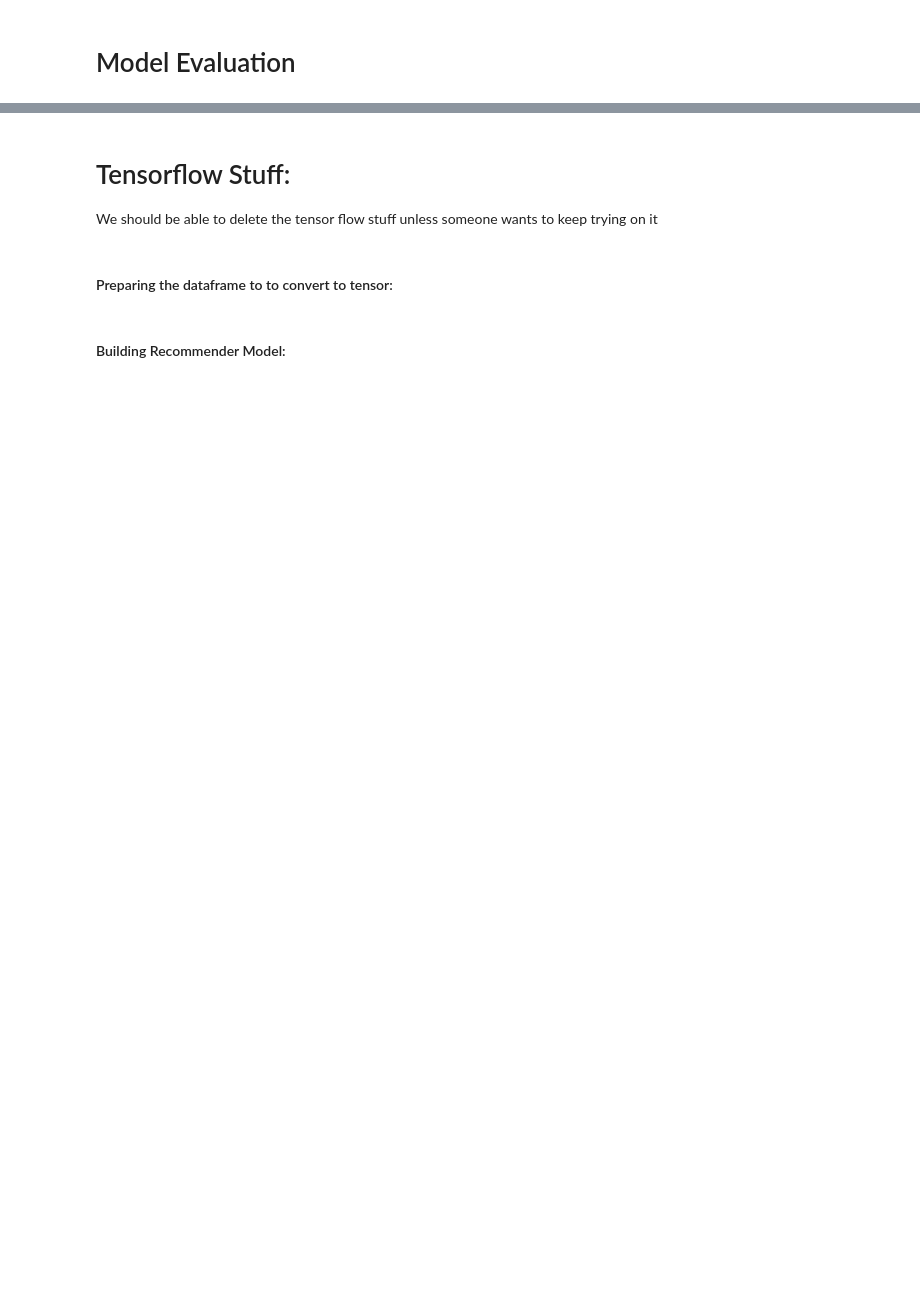
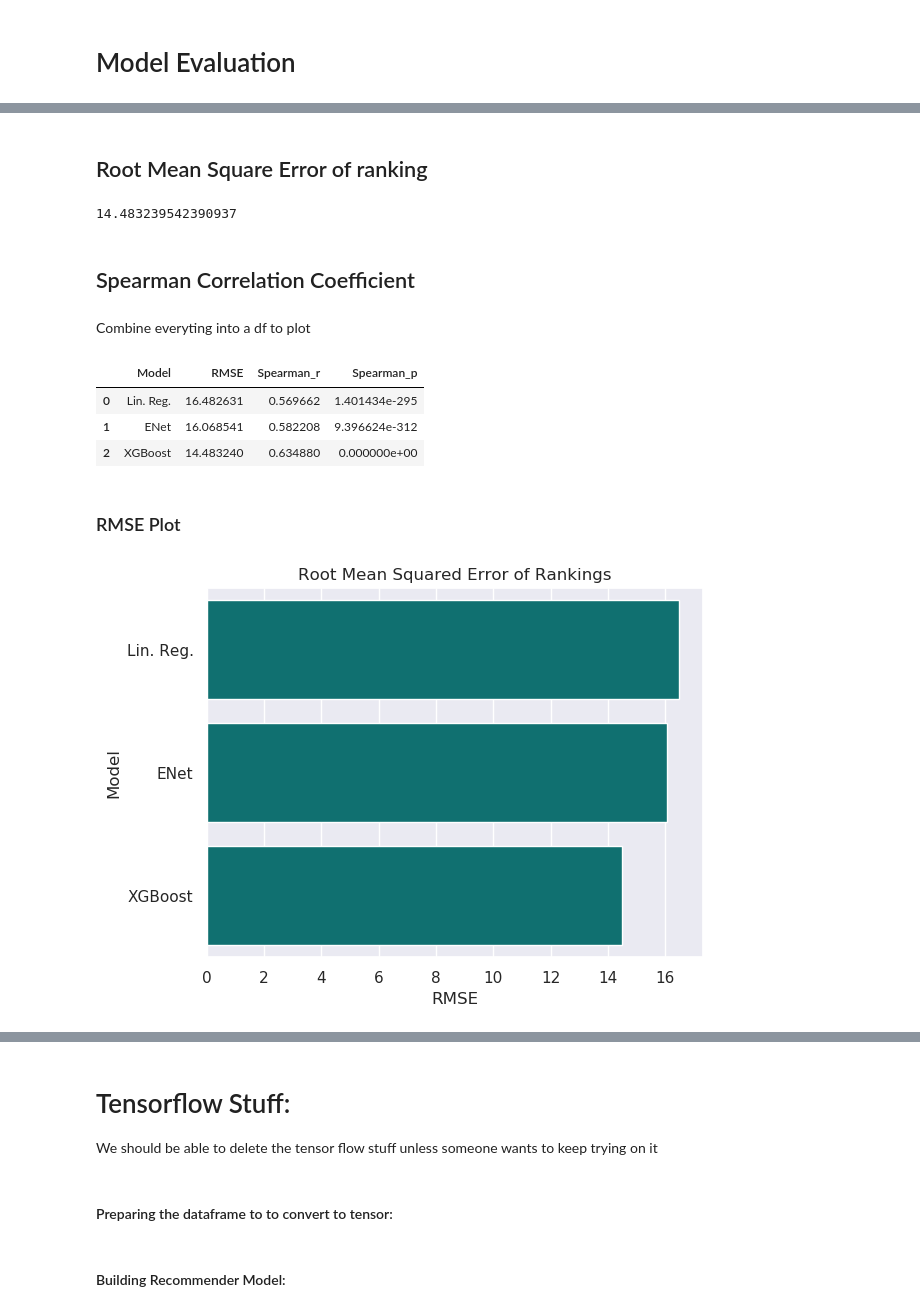
Before and after one commit to hunterblum/CloudFinal-Team1, a Jupyter notebook: Cloud_Team1.ipynb, the cells around one changed output, grey strips where cells are left out. Saved outputs shown, nothing was run; the diff lists cells and outputs as text; code cells hidden in the pictures; blank space fills up the shorter version.

Commit message:
Model eval

```diff
--- a/Cloud_Team1.ipynb
+++ b/Cloud_Team1.ipynb
@@ -1043,5 +993,6 @@ results2 = results.iloc[:, np.r_[0:7,195:197]]
 results2['item'] = pd.Series(reverse_onehot)
 results2['item'] = results2['item'].str.replace("item_", "")
 
-results2['group_rank'] = results2.groupby(['lat','long', 'year'])['pred'].rank(method="first").astype(int)
-xgb_rankings = results2.sort_values(by=['lat','long','year','group_rank'])
+results2['xgb_rank'] = results2.groupby(['lat','long', 'year'])['pred'].rank(method="first").astype(int)
+xgb_rankings = results2.sort_values(by=['lat','long','year','xgb_rank'])
+xbg_rankings = xgb_rankings[["lat","long", "year", "item", "xgb_rank"]]
@@ -1077,3 +1021,59 @@ test_rank2['group_rank'] = test_rank2.groupby(['lat','long', 'year'])['pred'].ra
 test_rank_final = test_rank2.sort_values(by=['lat','long','year','group_rank'])
 
 test_rank_final = test_rank_final[["lat","long", "year", "item", "group_rank"]]
+# %% [markdown]
+## Root Mean Square Error of ranking
+# %%
+from sklearn.metrics import mean_squared_error
+import math
+
+# Baseline
+base_merge = pd.merge(test_rank_final, baseline_rankings, how = "inner", left_on=['lat', 'long', 'year', 'item'], right_on=['lat', 'long', 'year', 'item'])
+base_mse = mean_squared_error(base_merge['group_rank'], base_merge['base_rank'])
+base_rmse = math.sqrt(base_mse)
+
+# Enet
+enet_merge = pd.merge(test_rank_final, enet_rankings, how = "inner", left_on=['lat', 'long', 'year', 'item'], right_on=['lat', 'long', 'year', 'item'])
+enet_mse = mean_squared_error(enet_merge['group_rank'], enet_merge['enet_rank'])
+enet_rmse = math.sqrt(enet_mse)
+
+# XGBoost
+xgb_merge = pd.merge(test_rank_final, xgb_rankings, how = "inner", left_on=['lat', 'long', 'year', 'item'], right_on=['lat', 'long', 'year', 'item'])
+xgb_mse = mean_squared_error(xgb_merge['group_rank'], xgb_merge['xgb_rank'])
+xgb_rmse = math.sqrt(xgb_mse)
+# %% [output]
+14.483239542390937
+# %% [markdown]
+## Spearman Correlation Coefficient
+# %%
+from scipy.stats import spearmanr
+
+base_rho, base_p = spearmanr(base_merge['group_rank'], base_merge['base_rank'])
+enet_rho, enet_p = spearmanr(enet_merge['group_rank'], enet_merge['enet_rank'])
+xgb_rho, xgb_p = spearmanr(xgb_merge['group_rank'], xgb_merge['xgb_rank'])
+# %% [markdown]
+Combine everyting into a df to plot
+# %%
+Models = ['Lin. Reg.', 'ENet', 'XGBoost']
+RMSE = [base_rmse, enet_rmse, xgb_rmse]
+rho = [base_rho, enet_rho, xgb_rho]
+p = [base_p, enet_p, xgb_p]
+
+Results = pd.DataFrame(list(zip(Models, RMSE, rho, p)),
+                       columns = ['Model', 'RMSE', 'Spearman_r', 'Spearman_p'])
+Results
+# %% [output]
+|  | Model | RMSE | Spearman_r | Spearman_p |
+| 0 | Lin. Reg. | 16.482631 | 0.569662 | 1.401434e-295 |
+| 1 | ENet | 16.068541 | 0.582208 | 9.396624e-312 |
+| 2 | XGBoost | 14.483240 | 0.634880 | 0.000000e+00 |
+# %% [markdown]
+### RMSE Plot
+# %%
+Res_rmse = Results.sort_values(by=['RMSE'], ascending=False)
+
+sns.barplot(y = 'Model', x = 'RMSE', data = Res_rmse, color = 'teal')
+plt.title("Root Mean Squared Error of Rankings")
+plt.show()
+# %% [output]
+[figure, added]
```
Also changed, not shown: parts of 16 cells of this notebook.
